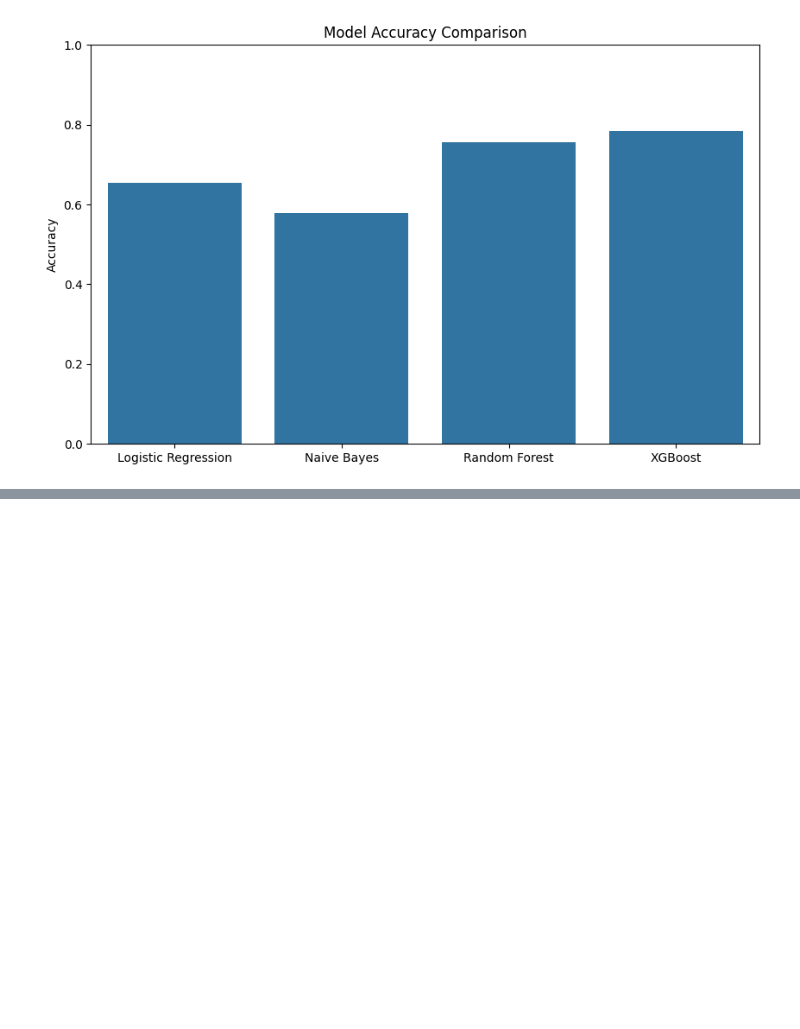
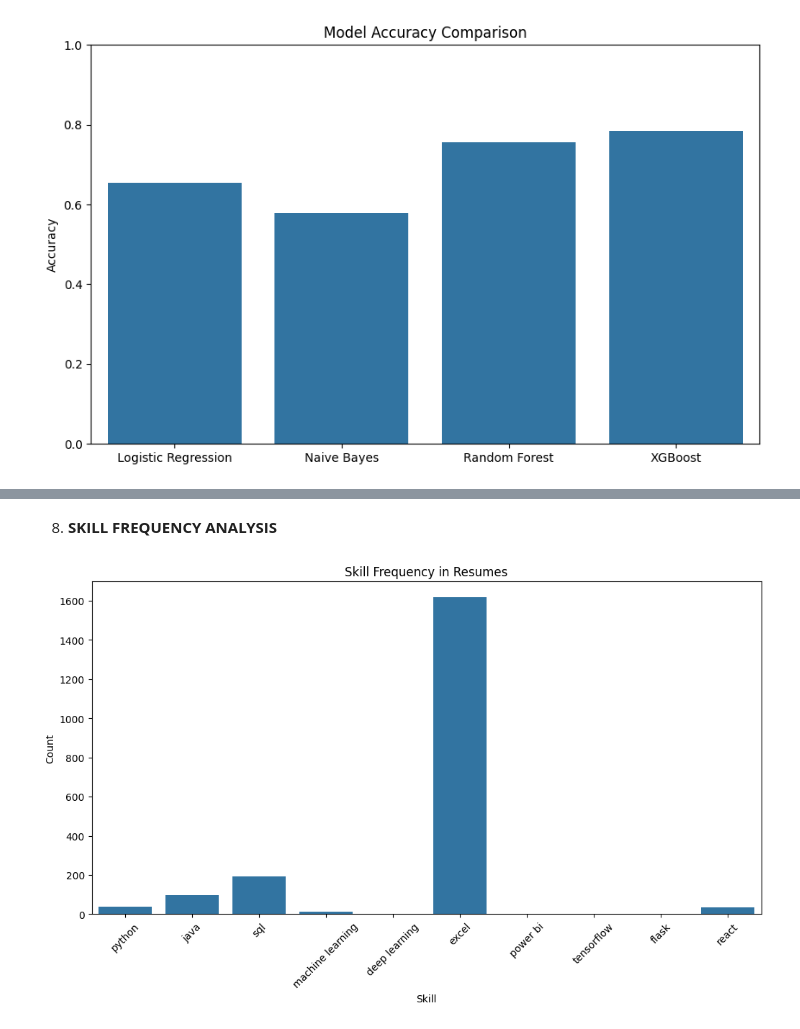
Before and after one commit to jannatul-fredaues/HireMind-AI, a Jupyter notebook: Data Preprocessing/HireMind_AI.ipynb, the cells around one changed output, grey strips where cells are left out. Saved outputs shown, nothing was run; the diff lists cells and outputs as text; code cells hidden in the pictures; blank space fills up the shorter version.

```diff
--- a/Data Preprocessing/HireMind_AI.ipynb
+++ b/Data Preprocessing/HireMind_AI.ipynb
@@ -425,0 +449,42 @@ plt.show()
+# %% [markdown]
+8. **SKILL FREQUENCY ANALYSIS**
+# %%
+skills = [
+    'python',
+    'java',
+    'sql',
+    'machine learning',
+    'deep learning',
+    'excel',
+    'power bi',
+    'tensorflow',
+    'flask',
+    'react'
+]
+
+skill_count = {}
+
+for skill in skills:
+    count = df['cleaned_resume'].str.contains(skill).sum()
+    skill_count[skill] = count
+
+skill_df = pd.DataFrame({
+    'Skill': skill_count.keys(),
+    'Count': skill_count.values()
+})
+
+plt.figure(figsize=(12,6))
+
+sns.barplot(
+    x='Skill',
+    y='Count',
+    data=skill_df
+)
+
+plt.title("Skill Frequency in Resumes")
+
+plt.xticks(rotation=45)
+
+plt.show()
+# %% [output]
+[figure, added]
```
Also changed, not shown: parts of 4 cells of this notebook.
